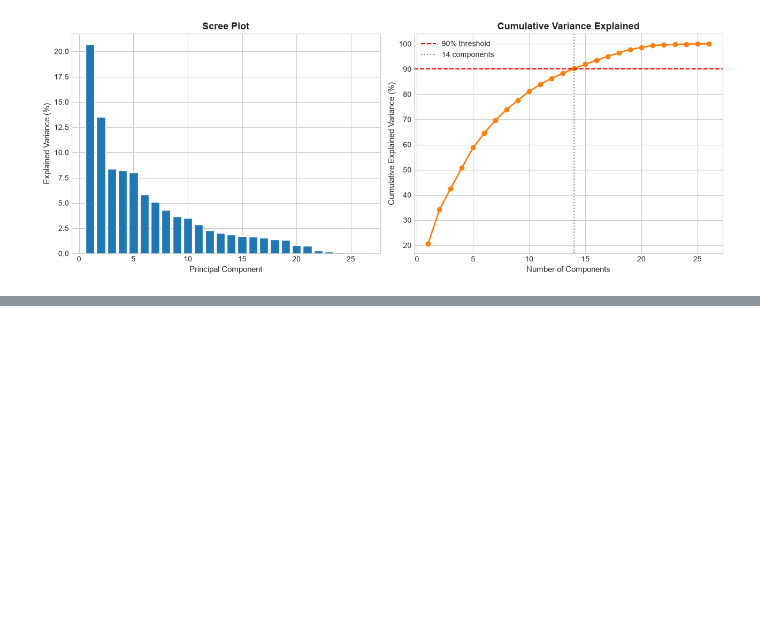
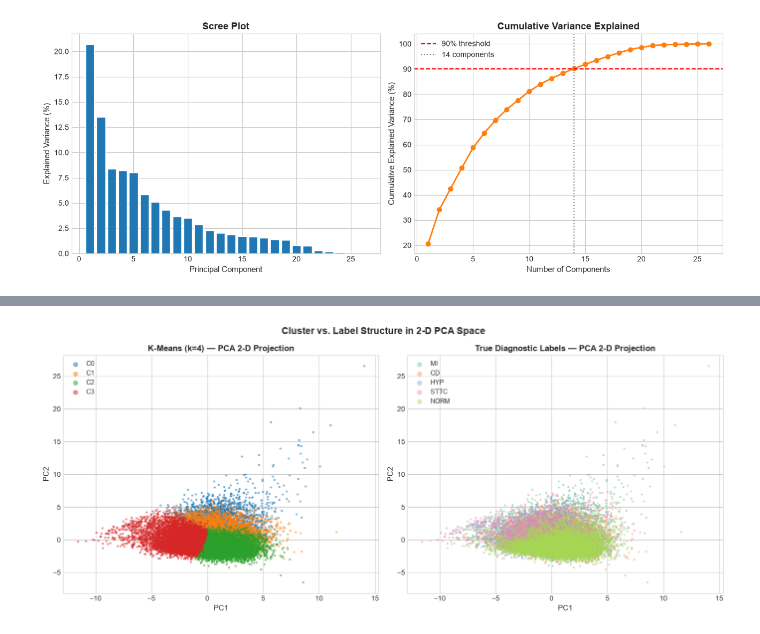
Before and after one commit to Harishraghult/ML_project, a Jupyter notebook: notebooks/clustering.ipynb, the cells around one changed output, grey strips where cells are left out. Saved outputs shown, nothing was run; the diff lists cells and outputs as text; code cells hidden in the pictures; blank space fills up the shorter version.

```diff
--- a/notebooks/clustering.ipynb
+++ b/notebooks/clustering.ipynb
@@ -138,0 +210,30 @@ Components needed for 90% variance: 14
+# %%
+# 2-D scatter: K-Means clusters
+fig, axes = plt.subplots(1, 2, figsize=(14, 6))
+
+cm_palette = sns.color_palette('tab10', OPTIMAL_K)
+for c in range(OPTIMAL_K):
+    mask = km_labels == c
+    axes[0].scatter(X_2d[mask, 0], X_2d[mask, 1],
+                    s=4, alpha=0.5, color=cm_palette[c], label=f'C{c}')
+axes[0].set_xlabel('PC1', fontsize=11)
+axes[0].set_ylabel('PC2', fontsize=11)
+axes[0].set_title(f'K-Means (k={OPTIMAL_K}) — PCA 2-D Projection', fontsize=12, fontweight='bold')
+axes[0].legend(markerscale=3, fontsize=9)
+
+# Colour by dominant diagnostic label
+label_palette = {l: c for l, c in zip(class_names, sns.color_palette('Set2', 5))}
+for lbl in class_names:
+    mask = df['dominant_label'] == lbl
+    axes[1].scatter(X_2d[mask.values, 0], X_2d[mask.values, 1],
+                    s=4, alpha=0.4, color=label_palette[lbl], label=lbl)
+axes[1].set_xlabel('PC1', fontsize=11)
+axes[1].set_ylabel('PC2', fontsize=11)
+axes[1].set_title('True Diagnostic Labels — PCA 2-D Projection', fontsize=12, fontweight='bold')
+axes[1].legend(markerscale=3, fontsize=9)
+
+plt.suptitle('Cluster vs. Label Structure in 2-D PCA Space', fontsize=14, fontweight='bold')
+plt.tight_layout()
+plt.show()
+# %% [output]
+[figure, added]
```
Also changed, not shown: parts of 8 cells of this notebook.
